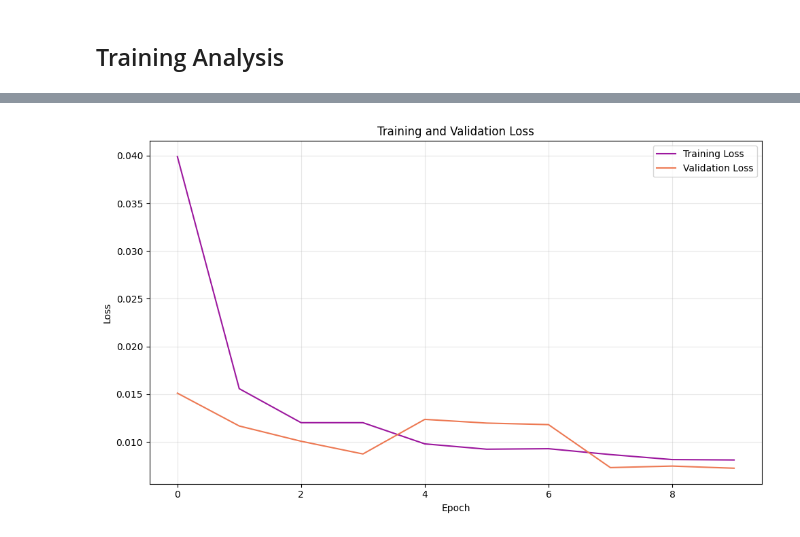
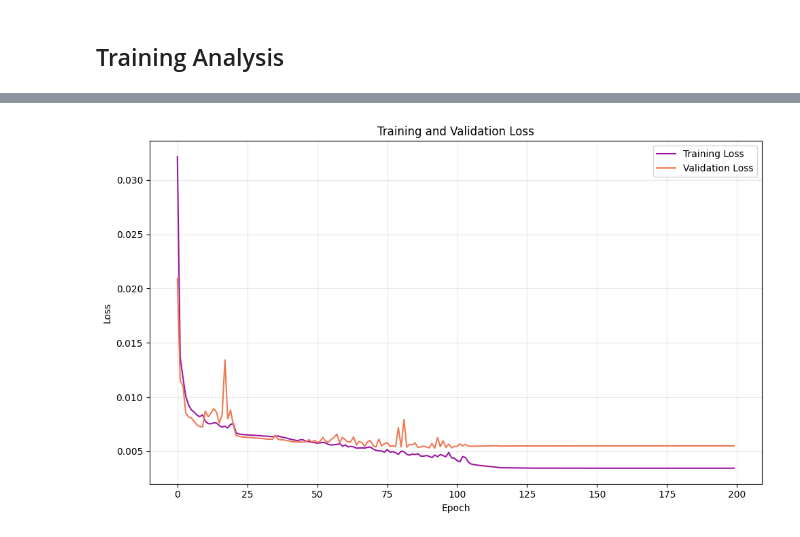
Before and after one commit to sebastien-tetaud/sentinel-2-ai-processor, a Jupyter notebook: src/training_analysis.ipynb, the cells around one changed output, grey strips where cells are left out. Saved outputs shown, nothing was run; the diff lists cells and outputs as text; code cells hidden in the pictures.

```diff
--- a/src/training_analysis.ipynb
+++ b/src/training_analysis.ipynb
@@ -32,11 +52,11 @@ plot_metrics(df_ssim, bands=bands, title="Dataset V1 - SSIM",
 # %%
-plot_training_loss(df=df,
+plot_training_loss(df=df_loss,
                     title="Training and Validation Loss",
                     y_label="Loss",
                     log_scale=False,
                     verbose=True,
                     save=False,
                     save_path="loss_plot.svg",
                     color_palette="plasma")
 # %% [output]
-[figure, old version]
+[figure, new version]
```
Also changed, not shown: parts of 2 cells of this notebook, 4 other files.
